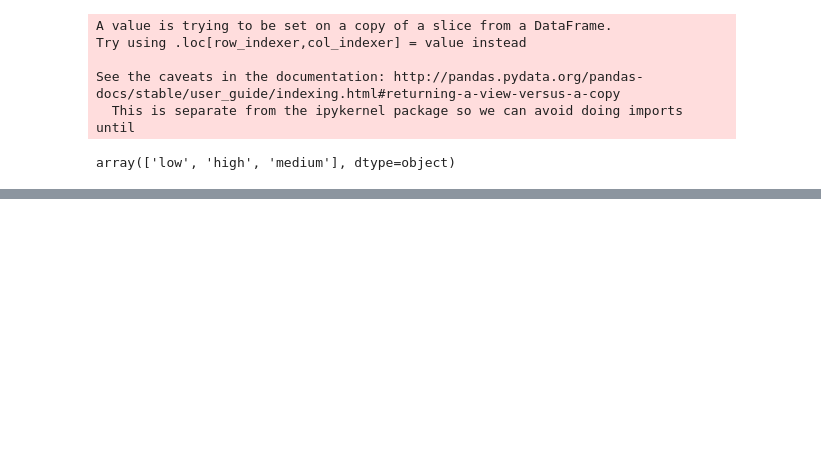
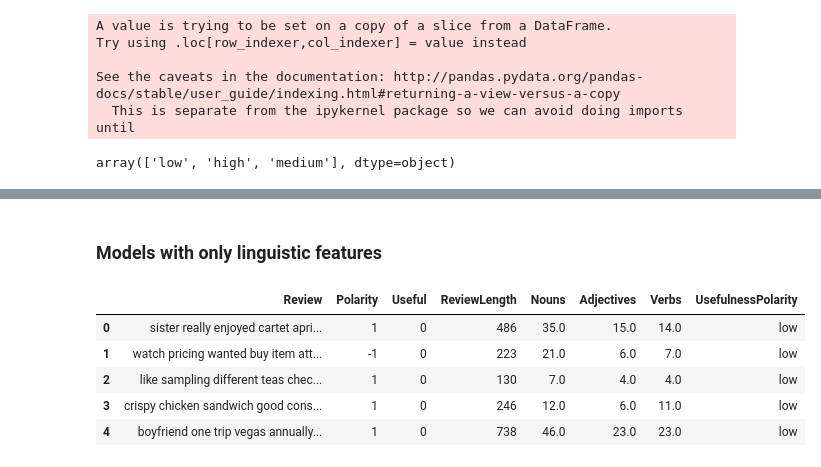
Before and after one commit to stmunees/text-analytics, a Jupyter notebook: LinguisticFeatureModel.ipynb, the cells around one changed output, grey strips where cells are left out. Cells and saved outputs as stored; diff of their text form; code cells hidden in the pictures; blank space fills up the shorter version.

```diff
--- a/LinguisticFeatureModel.ipynb
+++ b/LinguisticFeatureModel.ipynb
@@ -122,0 +123,11 @@ sns.relplot(x="UsefulnessPolarity", y="Verbs", data=data, hue="Polarity", style=
+# %% [markdown]
+### Models with only linguistic features
+# %%
+data.head()
+# %% [output]
+|  | Review | Polarity | Useful | ReviewLength | Nouns | Adjectives | Verbs | UsefulnessPolarity |
+| 0 | sister really enjoyed cartet apri... | 1 | 0 | 486 | 35.0 | 15.0 | 14.0 | low |
+| 1 | watch pricing wanted buy item att... | -1 | 0 | 223 | 21.0 | 6.0 | 7.0 | low |
+| 2 | like sampling different teas chec... | 1 | 0 | 130 | 7.0 | 4.0 | 4.0 | low |
+| 3 | crispy chicken sandwich good cons... | 1 | 0 | 246 | 12.0 | 6.0 | 11.0 | low |
+| 4 | boyfriend one trip vegas annually... | 1 | 0 | 738 | 46.0 | 23.0 | 23.0 | low |
```
Also changed, not shown: parts of 18 cells of this notebook.
